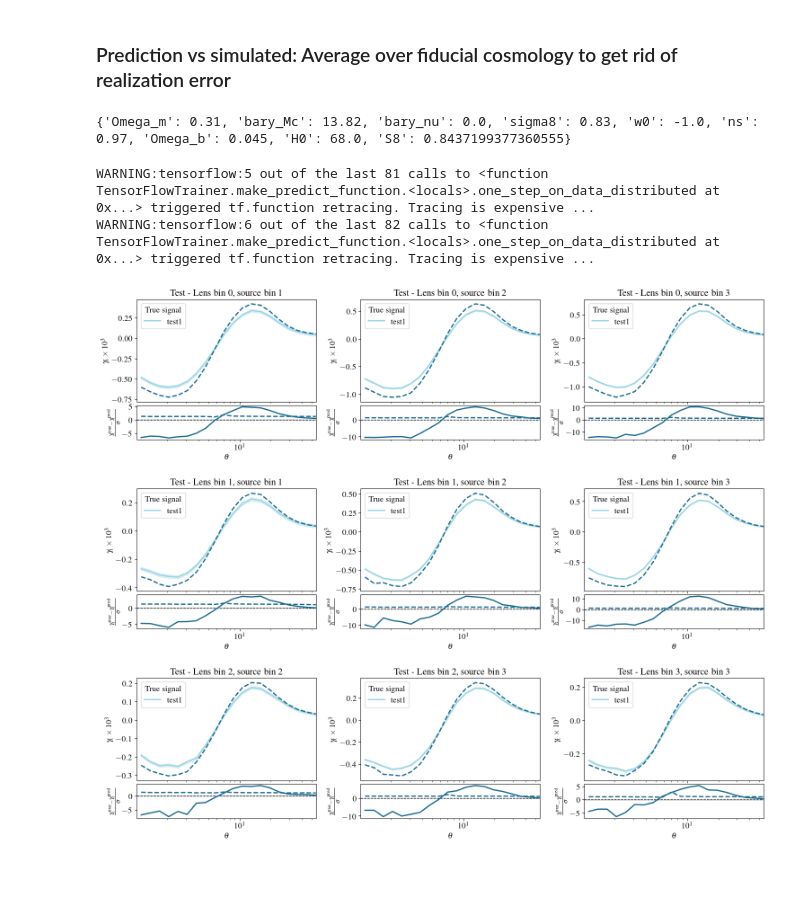
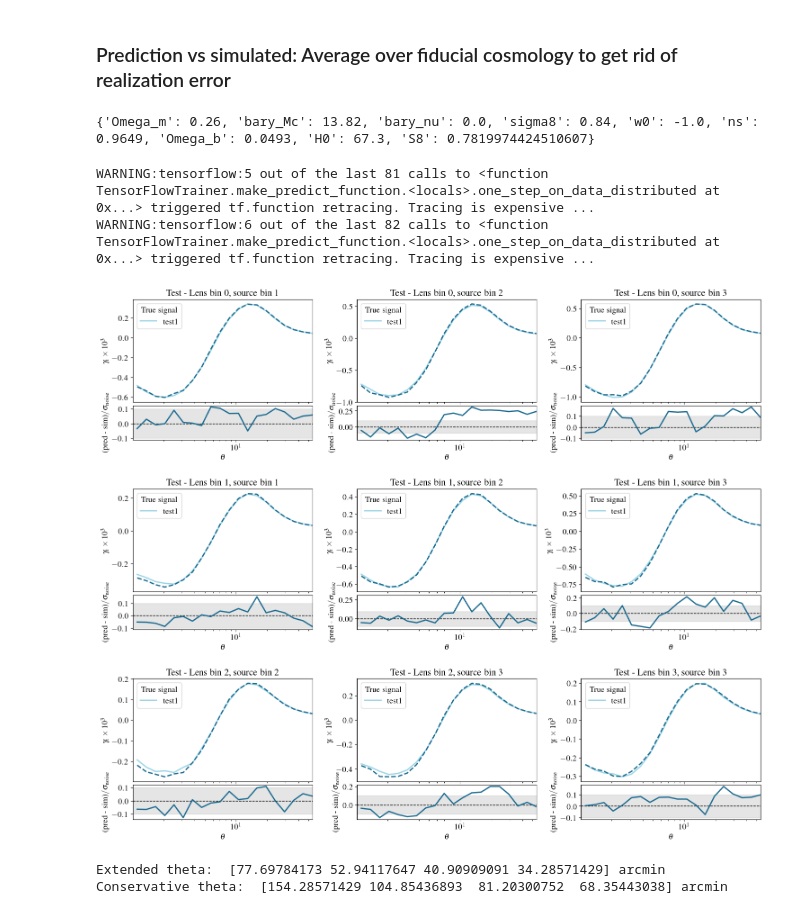
Before and after one commit to joezuntz/ridges_toolkit, a Jupyter notebook: emu/notebooks/plot_thesis.ipynb, the cells around one changed output. Drawn from its saved outputs; the diff is of its cells as text; code cells hidden in the pictures; blank space fills up the shorter version.

```diff
--- a/emu/notebooks/plot_thesis.ipynb
+++ b/emu/notebooks/plot_thesis.ipynb
@@ -108,12 +108,12 @@ E0000 00:00:1790578906.339480   31497 cuda_platform.cc:52] failed call to cuInit
 ### Prediction vs simulated: Average over fiducial cosmology to get rid of realization error
 # %%
 # read fiducials from yaml file
-fid_file = 'emu/notebooks/fiducials.yaml'
+fid_file = 'emu/notebooks/fiducials_cosmogrid.yaml'
 with open(fid_file, 'r') as f:
     fiducials = yaml.safe_load(f)
 print(fiducials)
 # %% [output]
-{'Omega_m': 0.31, 'bary_Mc': 13.82, 'bary_nu': 0.0, 'sigma8': 0.83, 'w0': -1.0, 'ns': 0.97, 'Omega_b': 0.045, 'H0': 68.0, 'S8': 0.8437199377360555}
+{'Omega_m': 0.26, 'bary_Mc': 13.82, 'bary_nu': 0.0, 'sigma8': 0.84, 'w0': -1.0, 'ns': 0.9649, 'Omega_b': 0.0493, 'H0': 67.3, 'S8': 0.7819974424510607}
 # %%
 folder = 'fiducial-shear-noisy/fiducial/noisy-shear/'
 
@@ -162,34 +163,43 @@ for panel_idx, (l, s) in enumerate(all_pairs):
 
     plot_prediction.plot_prediction_shapenoise(
         xarr=sep_bin_center,
         predicted_signal=prediction,
         true_signal=[mean_fiducial_signal[panel_idx, :]],
-        shape_noise=[sigma_mean[panel_idx, :]],
+        shape_noise=[shot_noise[panel_idx, :]],
         l=l,
         s=s,
         idx1=idx1,
         xlabel=r'$\theta$',
         ylabel=r'$\gamma_{\rm t}\, \times10^3$',
-        ylabel_residuals=r'$\frac{\gamma_{\rm t}^{\rm true} - \gamma_{\rm t}^{\rm pred}}{\sigma}$',
+        ylabel_residuals=r'(pred - sim)$/\sigma_{\rm noise}$',
         legend=['test1', 'test2'],
         title=f'Test - Lens bin {l}, source bin {s}',
         fontsize=13,
         ax0=ax0,
         ax1=ax1,
         save=False,
         savename='all_bins.pdf',
-        noise_true=sigma_mean[panel_idx, :],
+        # noise_true=sigma_mean[panel_idx, :],
     )
 
 # hide any unused panels if the grid is larger than the number of bin pairs
 for panel_idx in range(len(all_pairs), nrows * ncols):
     row = panel_idx // ncols
     col = panel_idx % ncols
     fig.add_subplot(outer_grid[row, col]).axis('off')
 
 fig.tight_layout()
 plt.show()
 # %% [output]
 WARNING:tensorflow:5 out of the last 81 calls to <function TensorFlowTrainer.make_predict_function.<locals>.one_step_on_data_distributed at 0x...> triggered tf.function retracing. Tracing is expensive ...
 WARNING:tensorflow:6 out of the last 82 calls to <function TensorFlowTrainer.make_predict_function.<locals>.one_step_on_data_distributed at 0x...> triggered tf.function retracing. Tracing is expensive ...
-[figure, old version]
+[figure, new version]
+# %%
+lmax = np.array([139, 204, 264, 315])
+print('Extended theta: ', 180/lmax*60, 'arcmin')
+
+lmax = np.array([70, 103, 133, 158])
+print('Conservative theta: ', 180/lmax*60, 'arcmin')
+# %% [output]
+Extended theta:  [77.69784173 52.94117647 40.90909091 34.28571429] arcmin
+Conservative theta:  [154.28571429 104.85436893  81.20300752  68.35443038] arcmin
```
Also changed, not shown: parts of 7 cells of this notebook, 4 other files.
